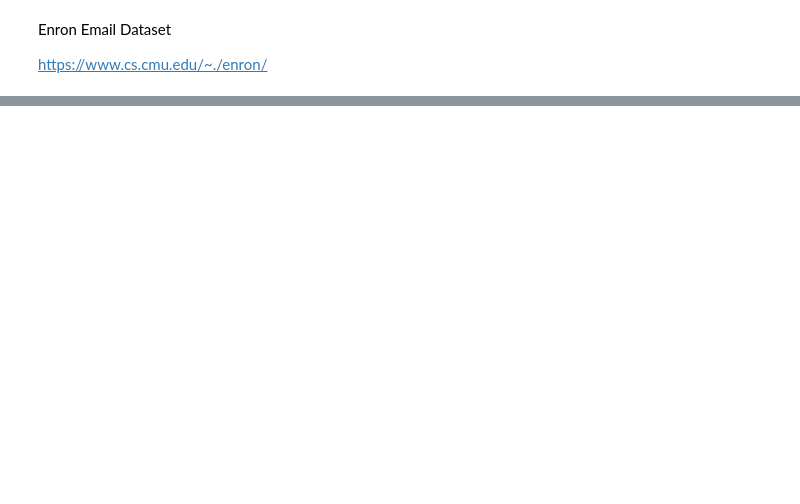
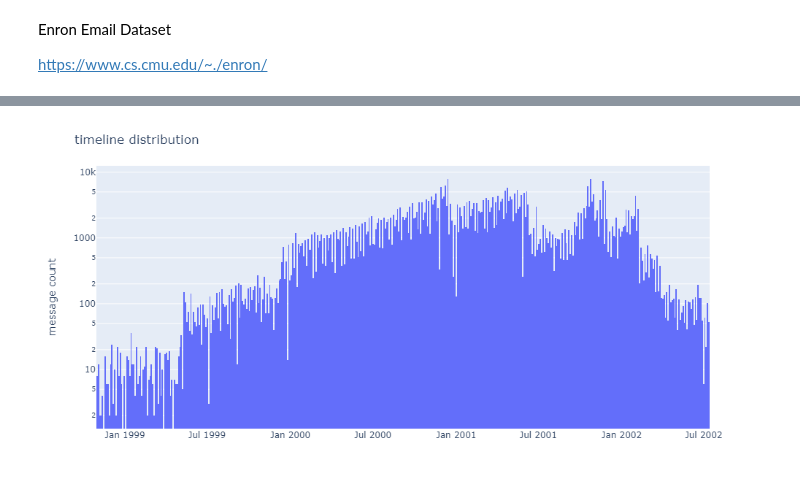
Before and after one commit to FlorinAndrei/enron-sentiment-analysis, a Jupyter notebook: import_mail.ipynb, the cells around one changed output, grey strips where cells are left out. Saved outputs shown, nothing was run; the diff lists cells and outputs as text; code cells hidden in the pictures; blank space fills up the shorter version.

```diff
--- a/import_mail.ipynb
+++ b/import_mail.ipynb
@@ -91,0 +108,12 @@ dtype: object
+# %%
+# datetime distribution
+px.histogram(data_frame=all_emails["Date"], log_y=True).update_layout(
+    title_text="timeline distribution",
+    width=1000,
+    height=500,
+    showlegend=False,
+    xaxis_title=None,
+    yaxis_title="message count",
+).show("png")
+# %% [output]
+[figure, added]
```
Also changed, not shown: parts of 14 cells of this notebook, 1 other file.
